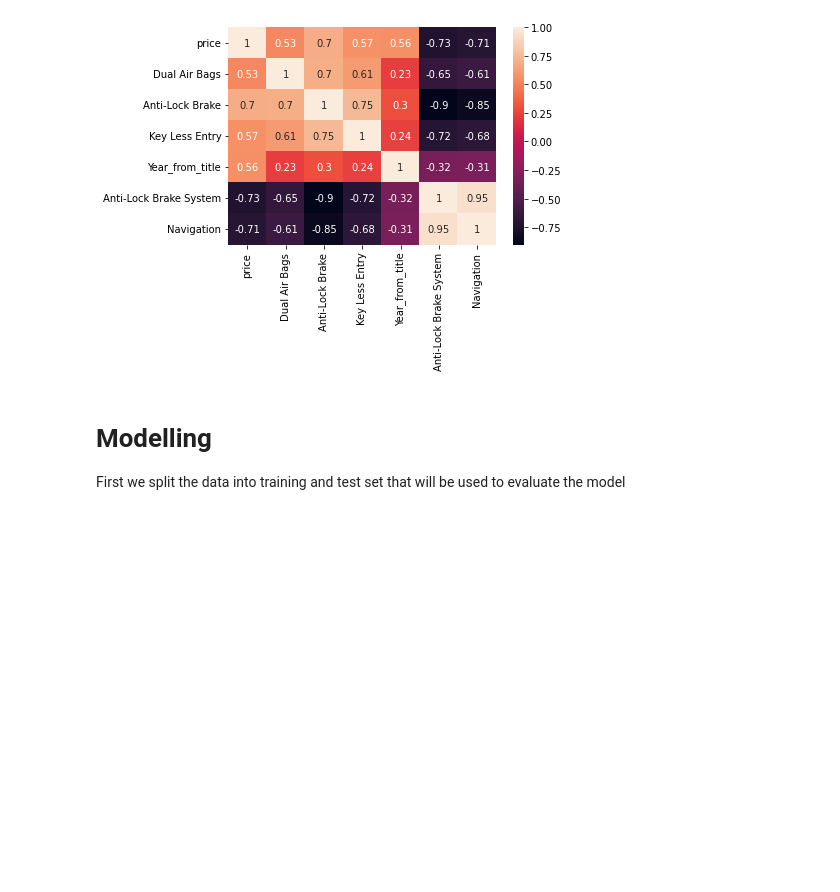
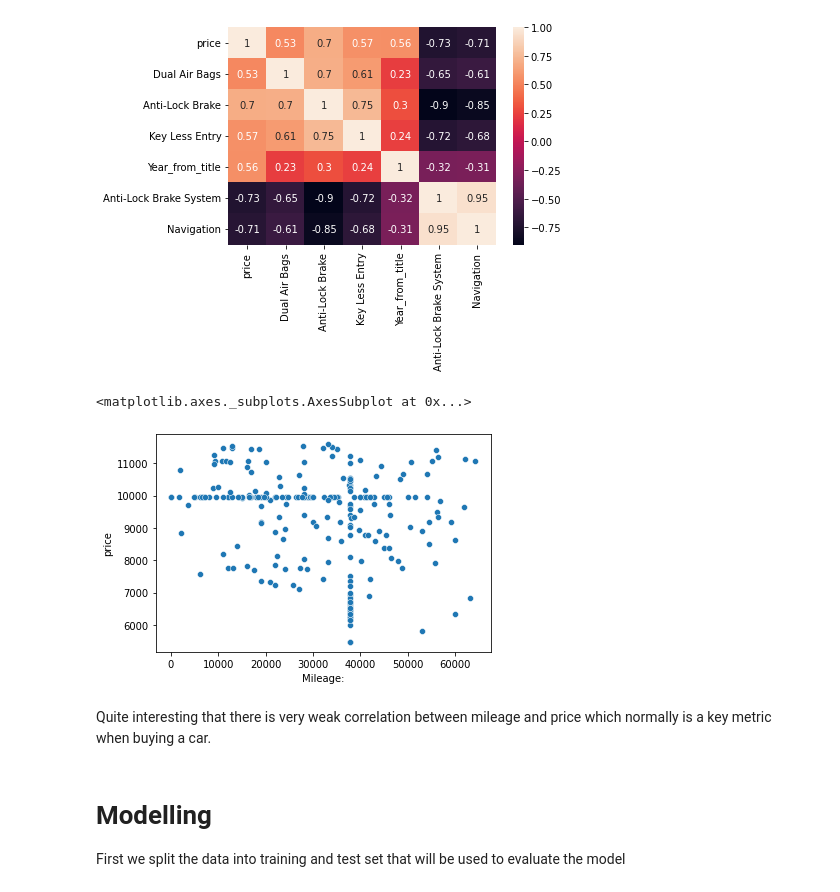
Before and after one commit to wamaithaNyamu/SBT-Japan-linear-regression-model, a Jupyter notebook: sbt_Japan_Linear_regression.ipynb, the cells around one changed output. Cells and saved outputs as stored; diff of their text form; code cells hidden in the pictures; blank space fills up the shorter version.

```diff
--- a/sbt_Japan_Linear_regression.ipynb
+++ b/sbt_Japan_Linear_regression.ipynb
@@ -1333,6 +1349,13 @@ sns.heatmap(df[feat_corr].corr(), annot=True)
 # %% [output]
 <matplotlib.axes._subplots.AxesSubplot at 0x...>
 [figure]
+# %%
+sns.scatterplot(data=df, x="Mileage:", y="price")
+# %% [output]
+<matplotlib.axes._subplots.AxesSubplot at 0x...>
+[figure, added]
+# %% [markdown]
+Quite interesting that there is very weak correlation between mileage and price which normally is a key metric when buying a car.
 # %% [markdown]
 # Modelling
 
```
Also changed, not shown: parts of 12 cells of this notebook, 3 other files.
